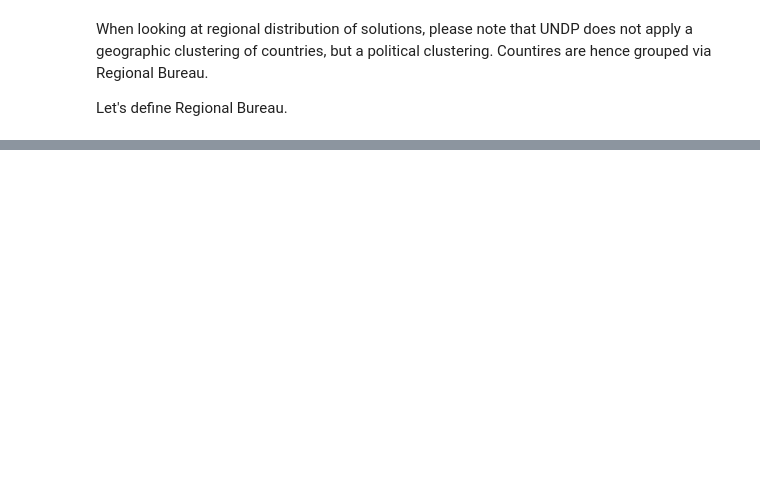
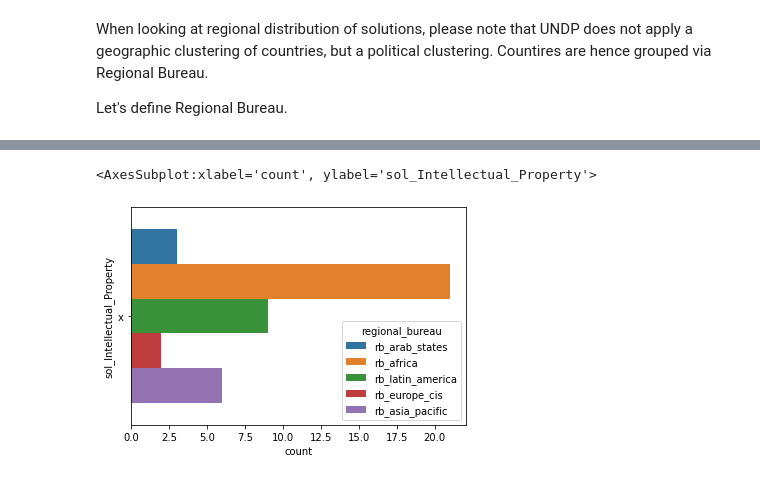
Before and after one commit to temajozias/UNDP-Accelerator-Labs-Network, a Jupyter notebook: Untitled.ipynb, the cells around one changed output, grey strips where cells are left out. Cells and saved outputs as stored; diff of their text form; code cells hidden in the pictures; blank space fills up the shorter version.

```diff
--- a/Untitled.ipynb
+++ b/Untitled.ipynb
@@ -270,0 +291,5 @@ df.head()
+# %%
+sns.countplot(data=df, y='sol_Intellectual_Property', order=df['sol_Intellectual_Property'].value_counts().index, hue='regional_bureau')
+# %% [output]
+<AxesSubplot:xlabel='count', ylabel='sol_Intellectual_Property'>
+[figure, added]
```
Also changed, not shown: parts of 21 cells of this notebook.
